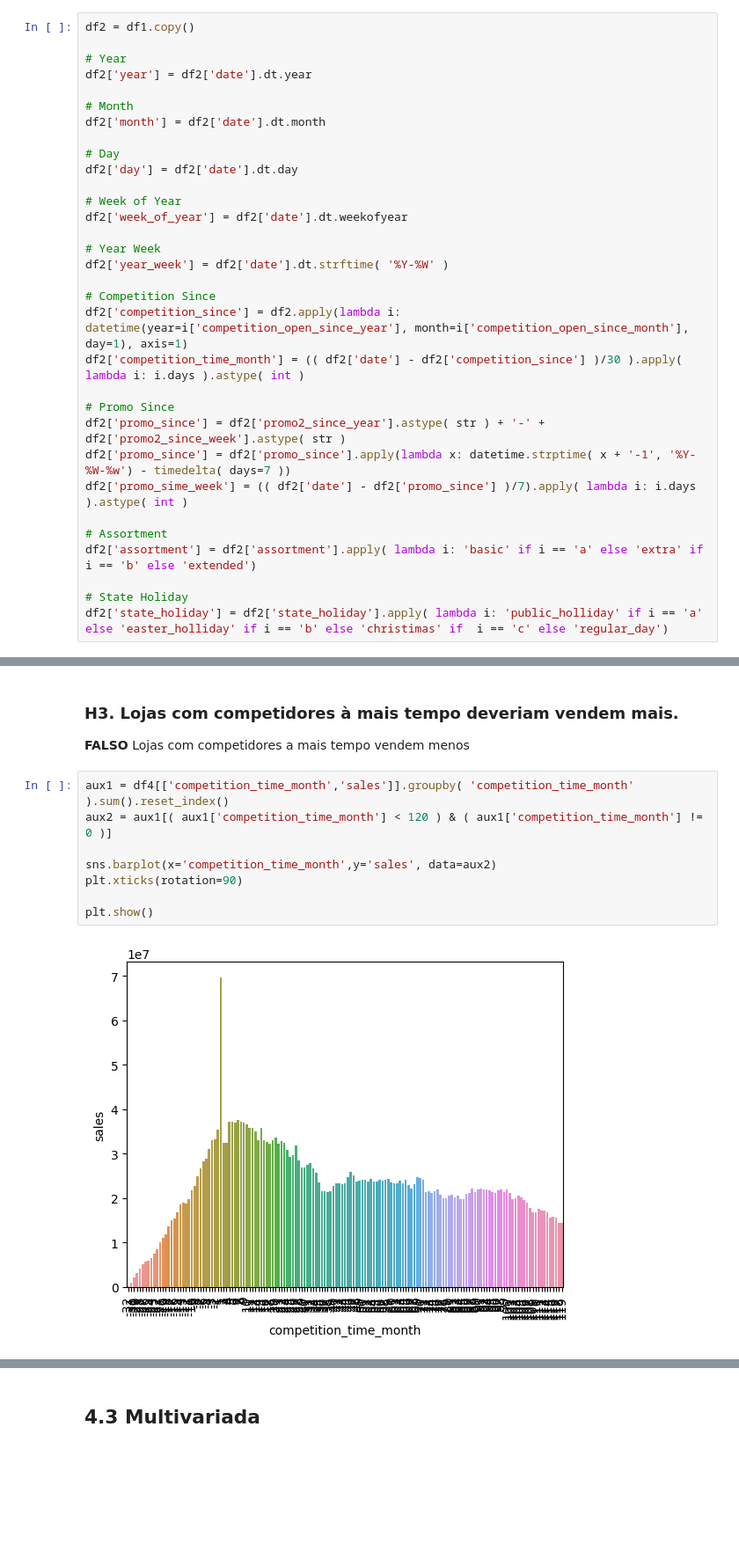
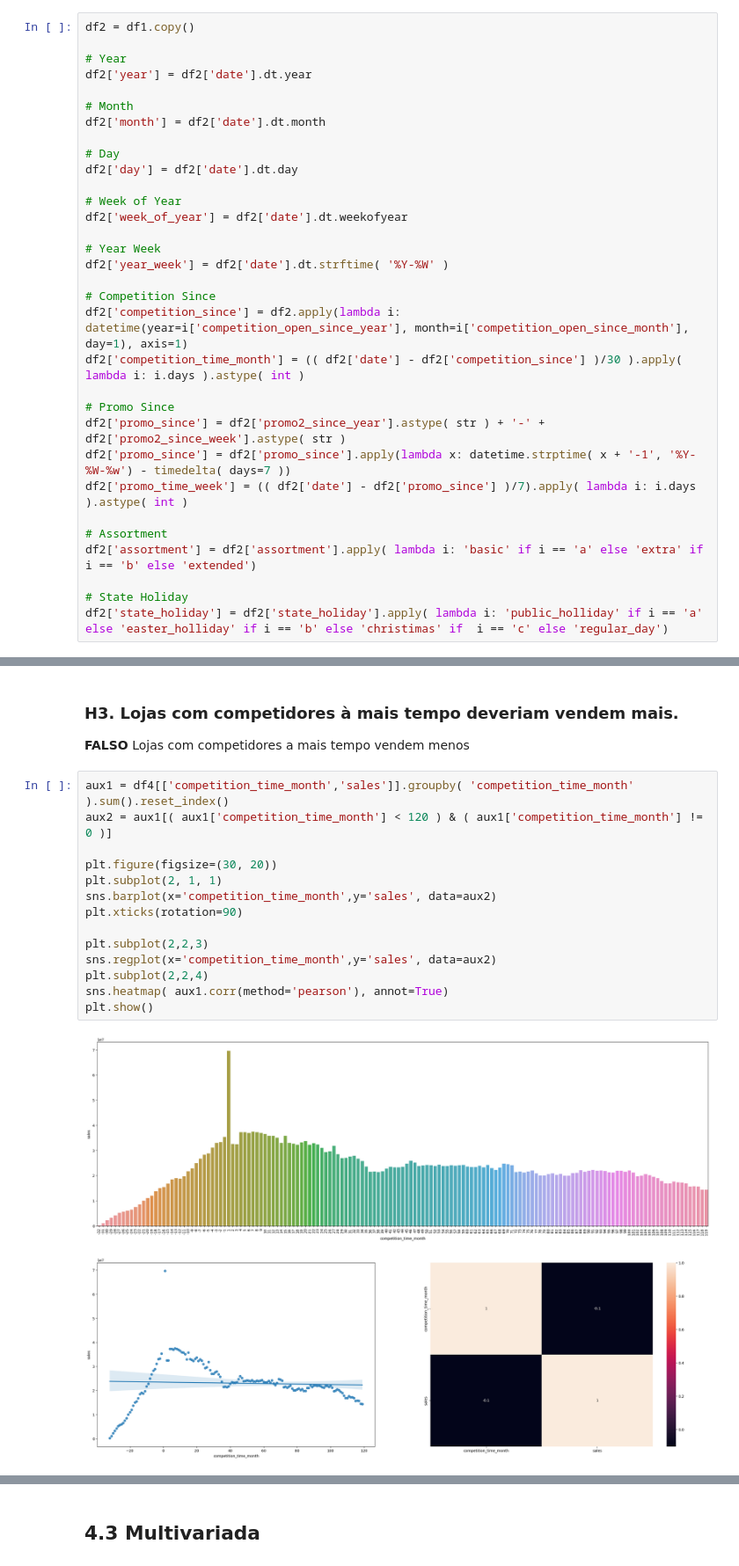
Before and after one commit to thiago-vale/ds-em-producao, a Jupyter notebook: notebooks/store-sales-ŕedictions.ipynb, the cells around one changed output, grey strips where cells are left out. Shown at 88% size. Cells and saved outputs as stored; diff of their text form; blank space fills up the shorter version.

```diff
--- a/notebooks/store-sales-ŕedictions.ipynb
+++ b/notebooks/store-sales-ŕedictions.ipynb
@@ -437,7 +440,7 @@ df2['competition_time_month'] = (( df2['date'] - df2['competition_since'] )/30 )
 # Promo Since
 df2['promo_since'] = df2['promo2_since_year'].astype( str ) + '-' + df2['promo2_since_week'].astype( str )
 df2['promo_since'] = df2['promo_since'].apply(lambda x: datetime.strptime( x + '-1', '%Y-%W-%w') - timedelta( days=7 ))
-df2['promo_sime_week'] = (( df2['date'] - df2['promo_since'] )/7).apply( lambda i: i.days ).astype( int )
+df2['promo_time_week'] = (( df2['date'] - df2['promo_since'] )/7).apply( lambda i: i.days ).astype( int )
 
 # Assortment
 df2['assortment'] = df2['assortment'].apply( lambda i: 'basic' if i == 'a' else 'extra' if i == 'b' else 'extended')
@@ -635,10 +620,16 @@ sns.heatmap(aux1.corr(),annot=True);
 # %%
 aux1 = df4[['competition_time_month','sales']].groupby( 'competition_time_month' ).sum().reset_index()
 aux2 = aux1[( aux1['competition_time_month'] < 120 ) & ( aux1['competition_time_month'] != 0 )]
 
+plt.figure(figsize=(30, 20))
+plt.subplot(2, 1, 1)
 sns.barplot(x='competition_time_month',y='sales', data=aux2)
 plt.xticks(rotation=90)
 
+plt.subplot(2,2,3)
+sns.regplot(x='competition_time_month',y='sales', data=aux2)
+plt.subplot(2,2,4)
+sns.heatmap( aux1.corr(method='pearson'), annot=True)
 plt.show()
 # %% [output]
-[figure, old version]
+[figure, new version]
```
Also changed, not shown: parts of 32 cells of this notebook.
